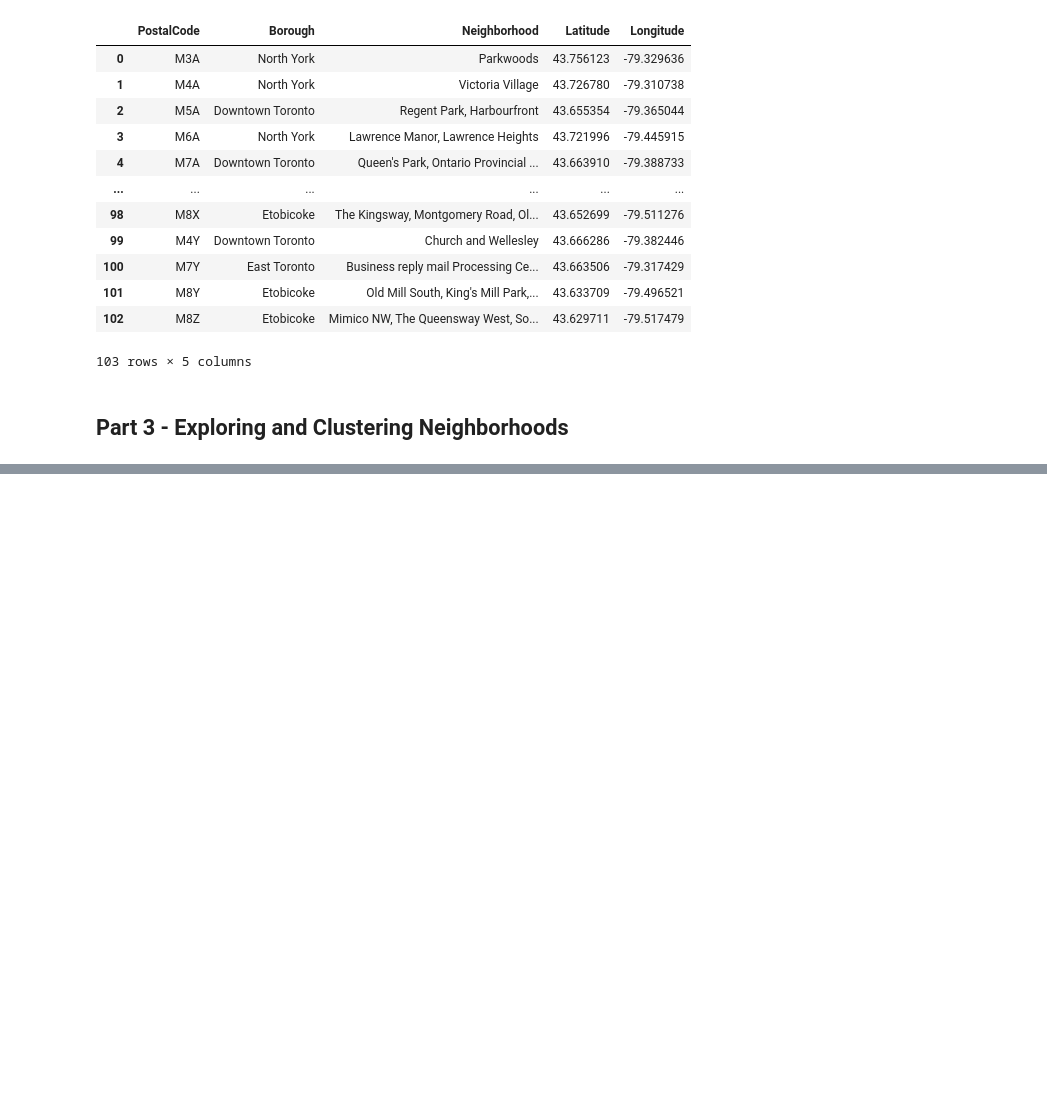
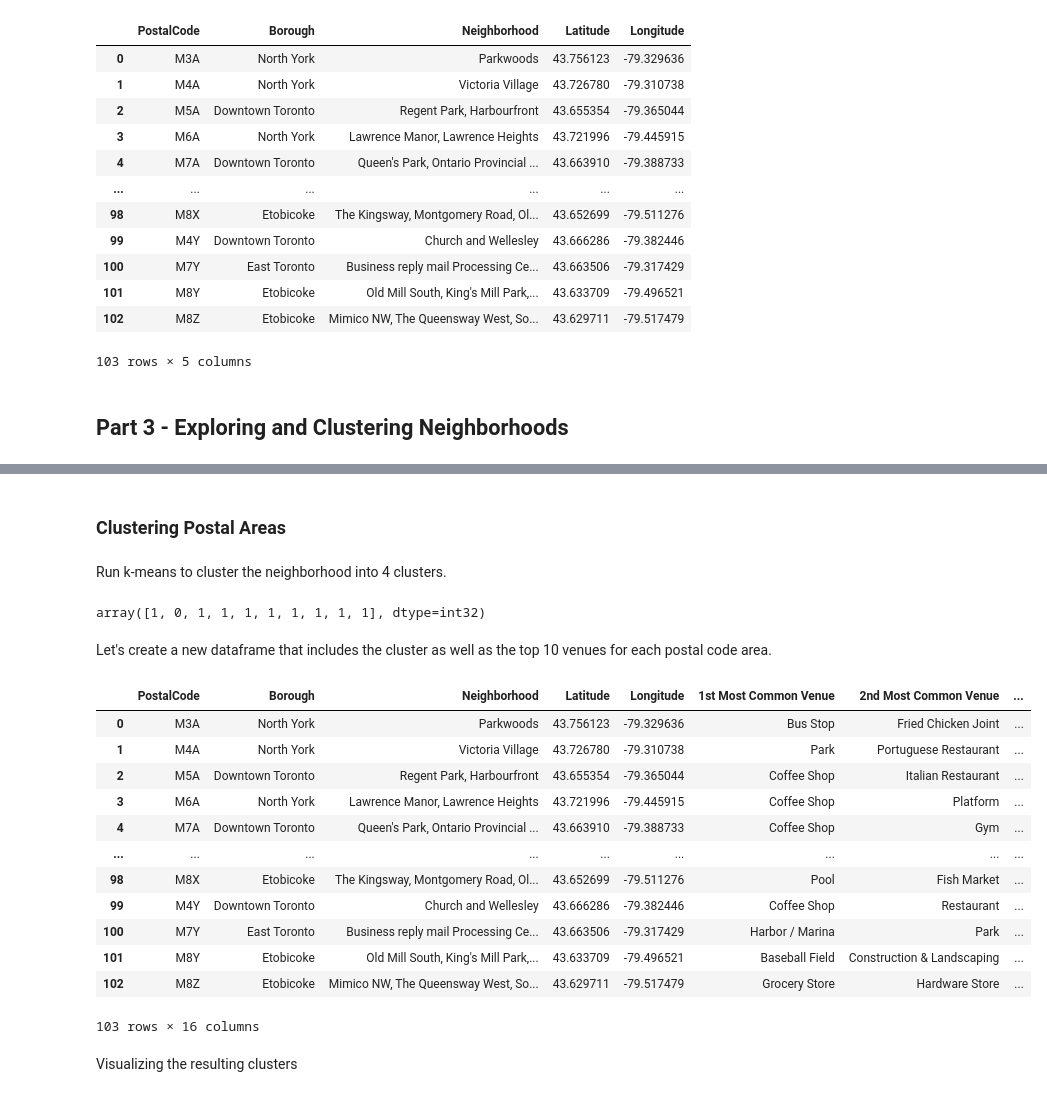
Before and after one commit to jledesmau/Coursera_Capstone-Data_Science, a Jupyter notebook: Week 3 - Neighborhoods in Toronto.ipynb, the cells around one changed output, grey strips where cells are left out. Cells and saved outputs as stored; diff of their text form; code cells hidden in the pictures; blank space fills up the shorter version.

Commit message:
Part 3 added - Exploration and Clustering

```diff
--- a/Week 3 - Neighborhoods in Toronto.ipynb
+++ b/Week 3 - Neighborhoods in Toronto.ipynb
@@ -138,0 +311,23 @@ Location coordinates succesfully added!
+# %%
+import numpy as np
+
+num_top_venues = 10
+
+indicators = ['st', 'nd', 'rd']
+
+# create columns according to number of top venues
+columns = ['PostalCode']
+for ind in np.arange(num_top_venues):
+    try:
+        columns.append('{}{} Most Common Venue'.format(ind+1, indicators[ind]))
+    except:
+        columns.append('{}th Most Common Venue'.format(ind+1))
+
+# create a new dataframe
+neighborhoods_venues_sorted = pd.DataFrame(columns=columns)
+neighborhoods_venues_sorted['PostalCode'] = toronto_grouped['PostalCode']
+
+for ind in np.arange(toronto_grouped.shape[0]):
+    neighborhoods_venues_sorted.iloc[ind, 1:] = return_most_common_venues(toronto_grouped.iloc[ind, :], num_top_venues)
+
+neighborhoods_venues_sorted.head()
@@ -138,0 +341,4 @@ Location coordinates succesfully added!
+# %% [markdown]
+### Clustering Postal Areas
+# %% [markdown]
+Run k-means to cluster the neighborhood into 4 clusters.
@@ -138,0 +348,42 @@ Location coordinates succesfully added!
+# %%
+# Set number of clusters
+kclusters = 4
+
+# Independent variables
+toronto_grouped_clustering = toronto_grouped.drop('PostalCode', 1)
+
+# Run k-means clustering
+kmeans = KMeans(n_clusters=kclusters, random_state=0).fit(toronto_grouped_clustering)
+
+# Check cluster labels generated for each row in the dataframe
+kmeans.labels_[0:10]
+# %% [output]
+array([1, 0, 1, 1, 1, 1, 1, 1, 1, 1], dtype=int32)
+# %% [markdown]
+Let's create a new dataframe that includes the cluster as well as the top 10 venues for each postal code area.
+# %%
+# Add clustering labels
+#neighborhoods_venues_sorted.insert(0, 'Cluster Labels', kmeans.labels_)
+neighborhoods_venues_sorted['Cluster Labels'] = kmeans.labels_
+toronto_merged = df
+
+# Merge toronto_grouped with df to add latitude/longitude for each neighborhood
+toronto_merged = toronto_merged.join(neighborhoods_venues_sorted.set_index('PostalCode'), on='PostalCode')
+
+toronto_merged # check the last columns!
+# %% [output]
+|  | PostalCode | Borough | Neighborhood | Latitude | Longitude | 1st Most Common Venue | 2nd Most Common Venue | ... |
+| 0 | M3A | North York | Parkwoods | 43.756123 | -79.329636 | Bus Stop | Fried Chicken Joint | ... |
+| 1 | M4A | North York | Victoria Village | 43.726780 | -79.310738 | Park | Portuguese Restaurant | ... |
+| 2 | M5A | Downtown Toronto | Regent Park, Harbourfront | 43.655354 | -79.365044 | Coffee Shop | Italian Restaurant | ... |
+| 3 | M6A | North York | Lawrence Manor, Lawrence Heights | 43.721996 | -79.445915 | Coffee Shop | Platform | ... |
+| 4 | M7A | Downtown Toronto | Queen's Park, Ontario Provincial ... | 43.663910 | -79.388733 | Coffee Shop | Gym | ... |
+| ... | ... | ... | ... | ... | ... | ... | ... | ... |
+| 98 | M8X | Etobicoke | The Kingsway, Montgomery Road, Ol... | 43.652699 | -79.511276 | Pool | Fish Market | ... |
+| 99 | M4Y | Downtown Toronto | Church and Wellesley | 43.666286 | -79.382446 | Coffee Shop | Restaurant | ... |
+| 100 | M7Y | East Toronto | Business reply mail Processing Ce... | 43.663506 | -79.317429 | Harbor / Marina | Park | ... |
+| 101 | M8Y | Etobicoke | Old Mill South, King's Mill Park,... | 43.633709 | -79.496521 | Baseball Field | Construction & Landscaping | ... |
+| 102 | M8Z | Etobicoke | Mimico NW, The Queensway West, So... | 43.629711 | -79.517479 | Grocery Store | Hardware Store | ... |
+103 rows × 16 columns
+# %% [markdown]
+Visualizing the resulting clusters
```
Also changed, not shown: parts of 31 cells of this notebook.
